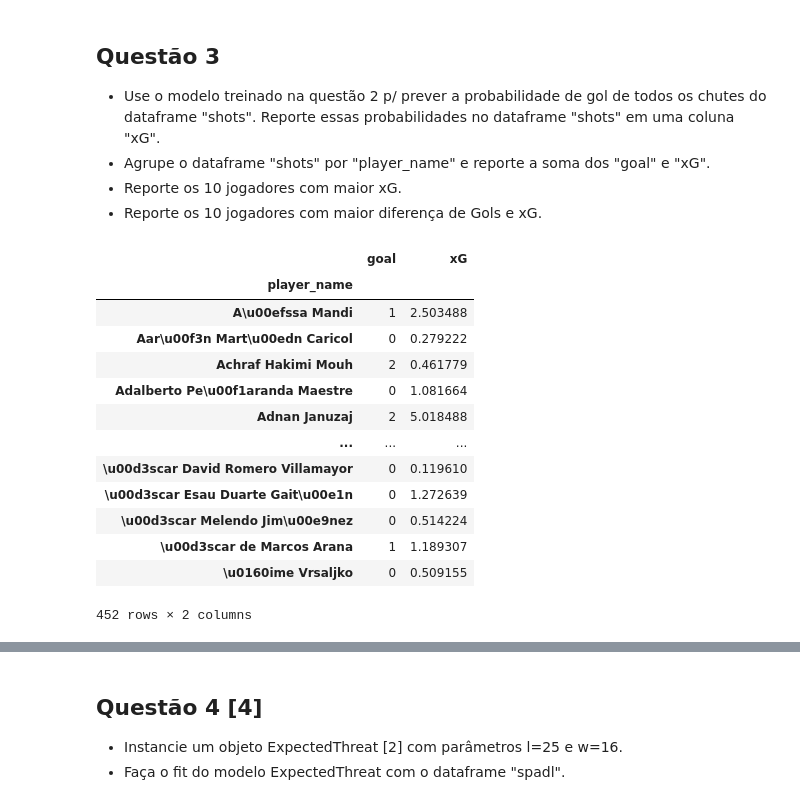
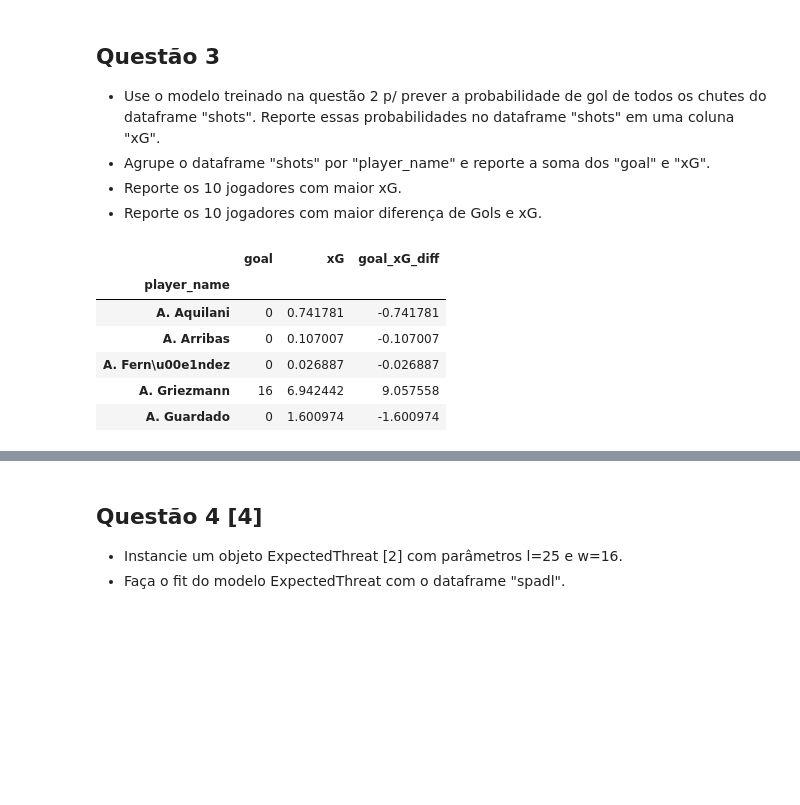
Before and after one commit to lframosferreira/soccer-analytics-notebooks, a Jupyter notebook: atv04/luis_felipe_ramos_ferreira.ipynb, the cells around one changed output, grey strips where cells are left out. Cells and saved outputs as stored; diff of their text form; code cells hidden in the pictures; blank space fills up the shorter version.

Commit message:
[NEW] playing with LogisticRegression

```diff
--- a/atv04/luis_felipe_ramos_ferreira.ipynb
+++ b/atv04/luis_felipe_ramos_ferreira.ipynb
@@ -61,10 +63,10 @@ spadl = pd.concat(spadl).reset_index(drop=True)
 # adicionando o nome dos jogadores
 path: str = "../data/atv03/players/players.json"
 players: pd.DataFrame = pd.read_json(path_or_buf=path)
-players["player_name"] = players["firstName"] + ' ' + players["lastName"]
+players["player_name"] = players["shortName"]
 players = players[["wyId", "player_name"]].rename(columns={"wyId": "player_id"})
 spadl = spadl.merge(players, on="player_id", how="left")
-spadl
+spadl.head()
 # %% [output]
 |  | game_id | period_id | time_seconds | team_id | player_id | start_x | start_y | end_x | end_y | ... |
 | 0 | 2565548 | 1 | 2.994582 | 682 | 3542 | 38.85 | 26.52 | 52.50 | 34.00 | ... |
@@ -106,8 +101,10 @@ def get_shot_angle(shot_pos_x: np.float_, shot_pos_y: np.float_) -> np.float_:
 
 shots["angle_of_shot"] = shots[["start_x", "start_y"]].apply(lambda pos: get_shot_angle(pos["start_x"], pos["start_y"]), axis=1)
 
-""" shots["met3"] = np.nan
-shots["met4"] = np.nan """
+shots["squared_distance_to_goal"] = shots["distance_to_goal"] ** 2
+
+
+
 shots
 # %% [output]
 |  | game_id | period_id | time_seconds | team_id | player_id | start_x | start_y | end_x | end_y | ... |
@@ -136,11 +137,13 @@ shots
 # %%
 shots["goal"] = shots["result_name"].apply(lambda res: int(res == "success"))
 shots.dropna(inplace=True)
-X_train, X_test, y_train, y_test = train_test_split(shots[["distance_to_goal", "angle_of_shot"]].to_numpy(), shots["goal"].to_numpy(), test_size=0.3, random_state=0)
-clf = LogisticRegression(random_state=0)
+X_train, X_test, y_train, y_test = train_test_split(shots[["distance_to_goal", "angle_of_shot", "squared_distance_to_goal"]].to_numpy(), shots["goal"].to_numpy(), test_size=0.3, random_state=0)
+clf = LogisticRegression(random_state=0, max_iter=1_000)
+
 clf.fit(X_train, y_train)
 
-print(clf.score(X_train, y_train))
-
-print(clf.score(X_test, y_test))
+print(f"Acurácia para conjunto de treino: {clf.score(X_train, y_train)}")
+print(f"Acurácia para conjunto de teste: {clf.score(X_test, y_test)}")
+cm = confusion_matrix(clf.predict(X_test), y_test)
+cm
 # %% [output]
@@ -153,20 +163,15 @@ print(clf.score(X_test, y_test))
 - Reporte os 10 jogadores com maior xG.
 - Reporte os 10 jogadores com maior diferença de Gols e xG.
 # %%
-shots["xG"] = shots[["distance_to_goal", "angle_of_shot"]].apply(lambda x: clf.predict_proba([[x["distance_to_goal"], x["angle_of_shot"]]])[0][1], axis=1)
-shots.groupby(by="player_name")[["goal", "xG"]].sum()
+shots["xG"] = shots[["distance_to_goal", "angle_of_shot", "squared_distance_to_goal"]].apply(lambda x: clf.predict_proba([[x["distance_to_goal"], x["angle_of_shot"], x["squared_distance_to_goal"]]])[0][1], axis=1)
+xG_goal_sum: pd.DataFrame = shots.groupby(by="player_name")[["goal", "xG"]].sum().copy()
+xG_goal_sum["goal_xG_diff"] = xG_goal_sum["goal"] - xG_goal_sum["xG"]
+xG_goal_sum.head()
 # %% [output]
-|  | goal | xG |
-| player_name |  |  |
-| A\u00efssa Mandi | 1 | 2.503488 |
-| Aar\u00f3n Mart\u00edn Caricol | 0 | 0.279222 |
-| Achraf Hakimi Mouh | 2 | 0.461779 |
-| Adalberto Pe\u00f1aranda Maestre | 0 | 1.081664 |
-| Adnan Januzaj | 2 | 5.018488 |
-| ... | ... | ... |
-| \u00d3scar David Romero Villamayor | 0 | 0.119610 |
-| \u00d3scar Esau Duarte Gait\u00e1n | 0 | 1.272639 |
-| \u00d3scar Melendo Jim\u00e9nez | 0 | 0.514224 |
-| \u00d3scar de Marcos Arana | 1 | 1.189307 |
-| \u0160ime Vrsaljko | 0 | 0.509155 |
+|  | goal | xG | goal_xG_diff |
+| player_name |  |  |  |
+| A. Aquilani | 0 | 0.741781 | -0.741781 |
+| A. Arribas | 0 | 0.107007 | -0.107007 |
+| A. Fern\u00e1ndez | 0 | 0.026887 | -0.026887 |
+| A. Griezmann | 16 | 6.942442 | 9.057558 |
+| A. Guardado | 0 | 1.600974 | -1.600974 |
-452 rows × 2 columns
```
Also changed, not shown: parts of 12 cells of this notebook.
